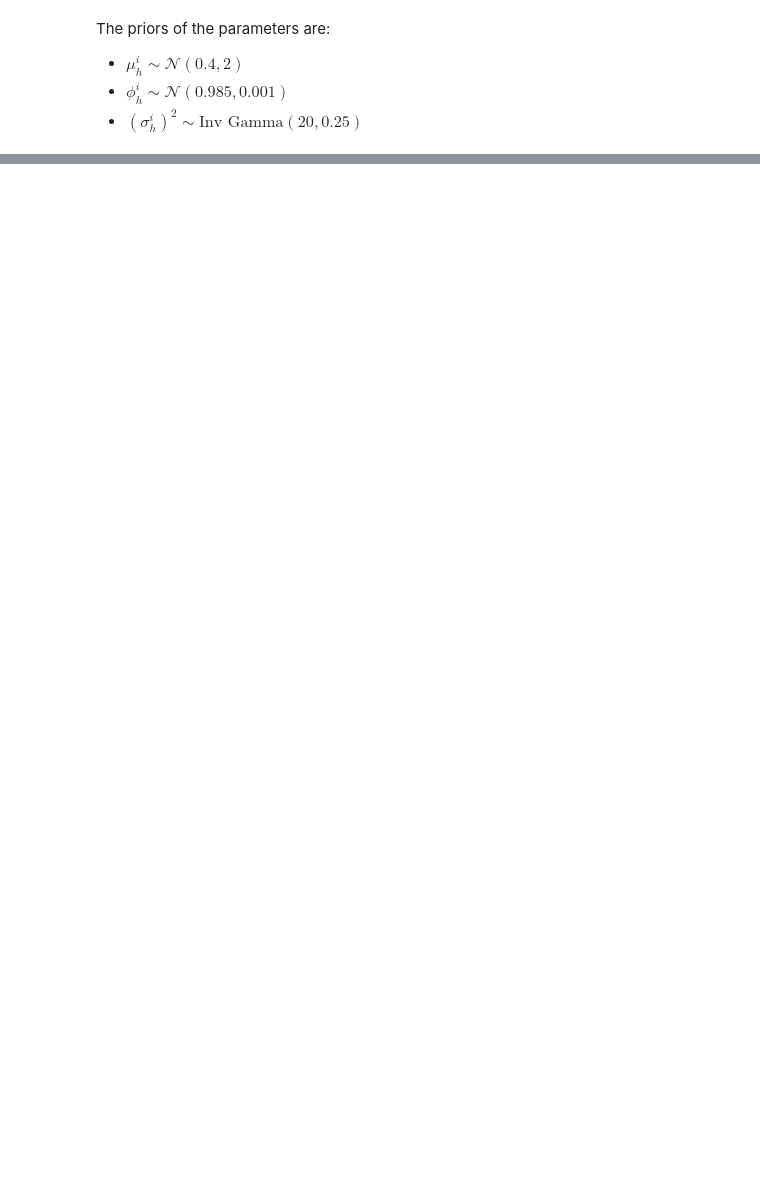
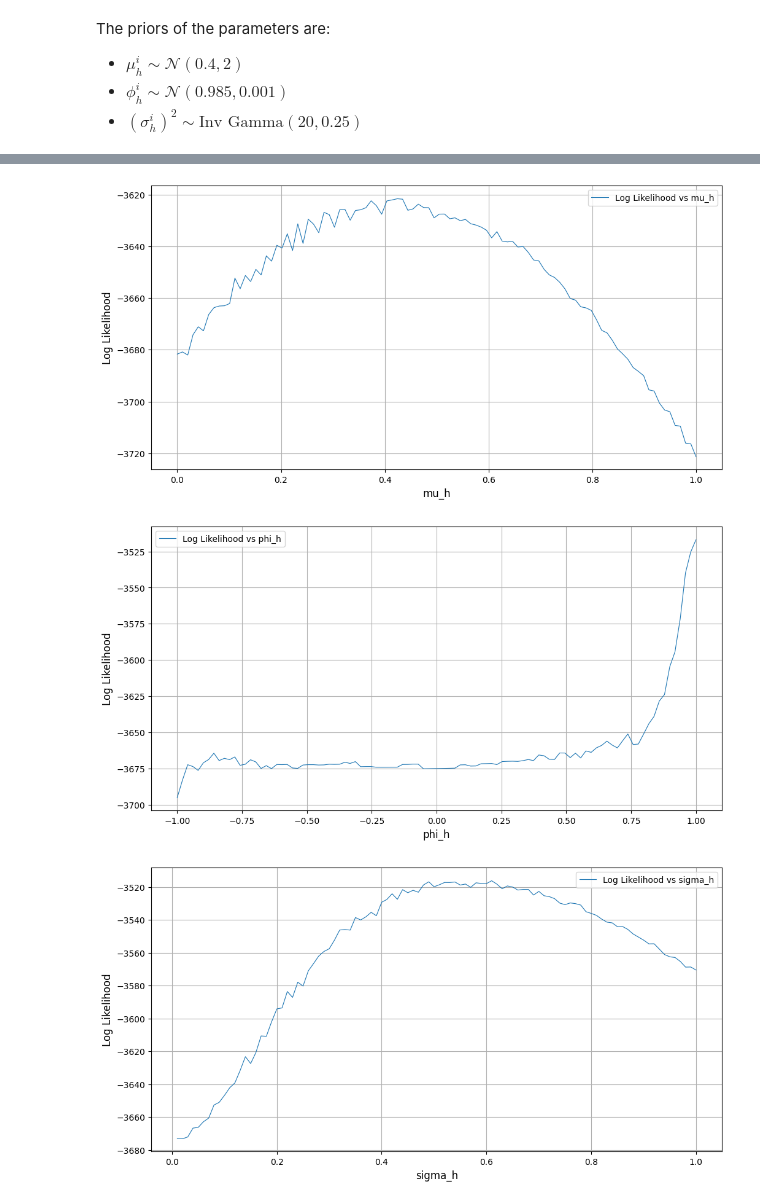
Before and after one commit to zakil-02/High-dimensional-dynamic-stochastic-copula-models, a Jupyter notebook: Code/Notebooks/SV_with_MLE.ipynb, the cells around one changed output, grey strips where cells are left out. Drawn from its saved outputs; the diff is of its cells as text; code cells hidden in the pictures; blank space fills up the shorter version.

```diff
--- a/Code/Notebooks/SV_with_MLE.ipynb
+++ b/Code/Notebooks/SV_with_MLE.ipynb
@@ -384,0 +270,14 @@ plt.show()
+# %%
+# Plot results
+for i, (param, values) in enumerate(param_ranges.items()):
+    plt.figure(figsize=(12, 6))
+    plt.plot(values, log_likelihoods[param], label=f'Log Likelihood vs {param}', linewidth=0.8)
+    plt.xlabel(f'{param}', fontsize=12)
+    plt.ylabel('Log Likelihood', fontsize=12)
+    plt.grid()
+    plt.legend()
+    plt.show()
+# %% [output]
+[figure, added]
+[figure, added]
+[figure, added]
```
Also changed, not shown: parts of 30 cells of this notebook, 2 other files.
